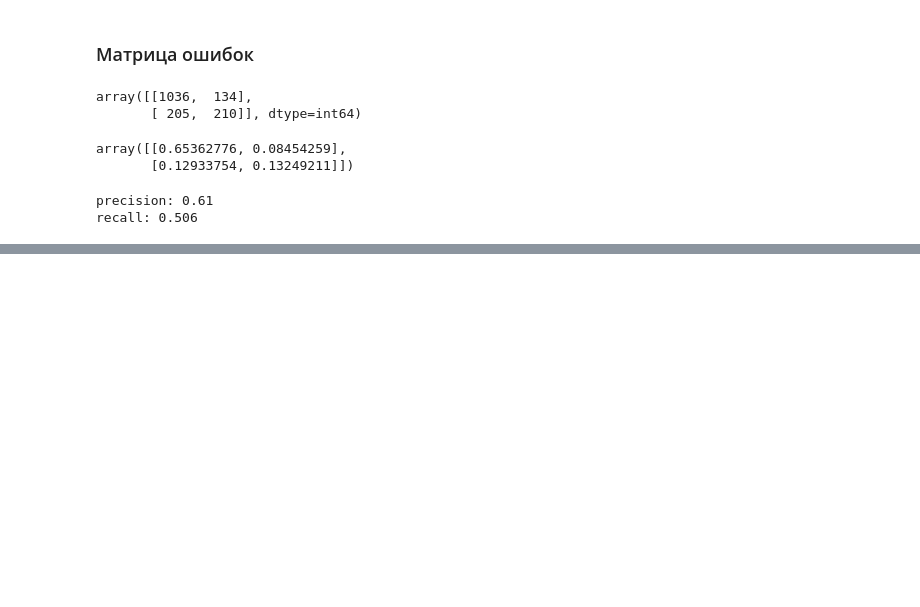
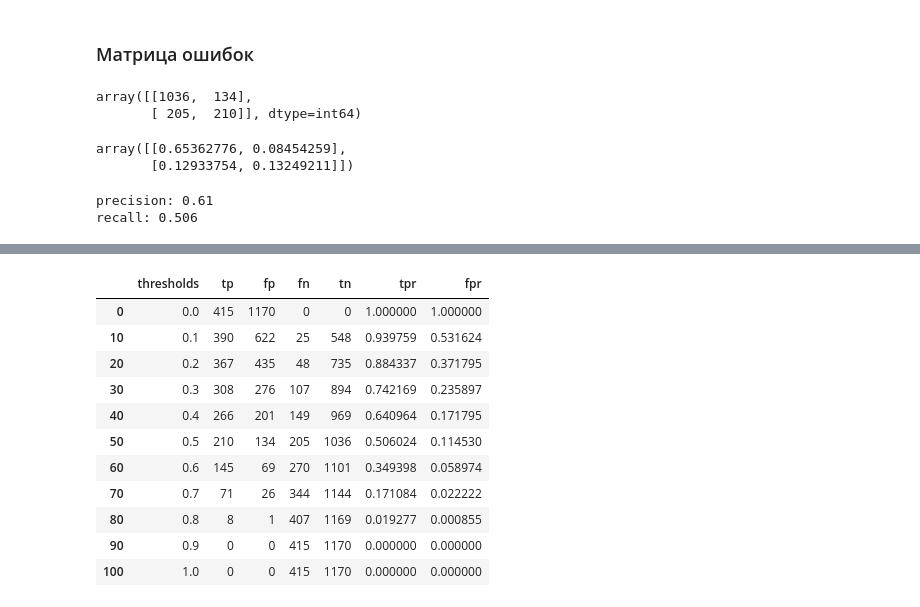
Before and after one commit to GridasovSasha/ML_classification_customer_churn, a Jupyter notebook: main.ipynb, the cells around one changed output, grey strips where cells are left out. Cells and saved outputs as stored; diff of their text form; code cells hidden in the pictures; blank space fills up the shorter version.

```diff
--- a/main.ipynb
+++ b/main.ipynb
@@ -641,0 +683,17 @@ recall: 0.506
+# %%
+df_scores['tpr'] = df_scores['tp']/(df_scores['tp'] + df_scores['fn'])
+df_scores['fpr'] = df_scores['fp']/(df_scores['fp'] + df_scores['tn'])
+df_scores[::10]
+# %% [output]
+|  | thresholds | tp | fp | fn | tn | tpr | fpr |
+| 0 | 0.0 | 415 | 1170 | 0 | 0 | 1.000000 | 1.000000 |
+| 10 | 0.1 | 390 | 622 | 25 | 548 | 0.939759 | 0.531624 |
+| 20 | 0.2 | 367 | 435 | 48 | 735 | 0.884337 | 0.371795 |
+| 30 | 0.3 | 308 | 276 | 107 | 894 | 0.742169 | 0.235897 |
+| 40 | 0.4 | 266 | 201 | 149 | 969 | 0.640964 | 0.171795 |
+| 50 | 0.5 | 210 | 134 | 205 | 1036 | 0.506024 | 0.114530 |
+| 60 | 0.6 | 145 | 69 | 270 | 1101 | 0.349398 | 0.058974 |
+| 70 | 0.7 | 71 | 26 | 344 | 1144 | 0.171084 | 0.022222 |
+| 80 | 0.8 | 8 | 1 | 407 | 1169 | 0.019277 | 0.000855 |
+| 90 | 0.9 | 0 | 0 | 415 | 1170 | 0.000000 | 0.000000 |
+| 100 | 1.0 | 0 | 0 | 415 | 1170 | 0.000000 | 0.000000 |
```
Also changed, not shown: parts of 9 cells of this notebook.
